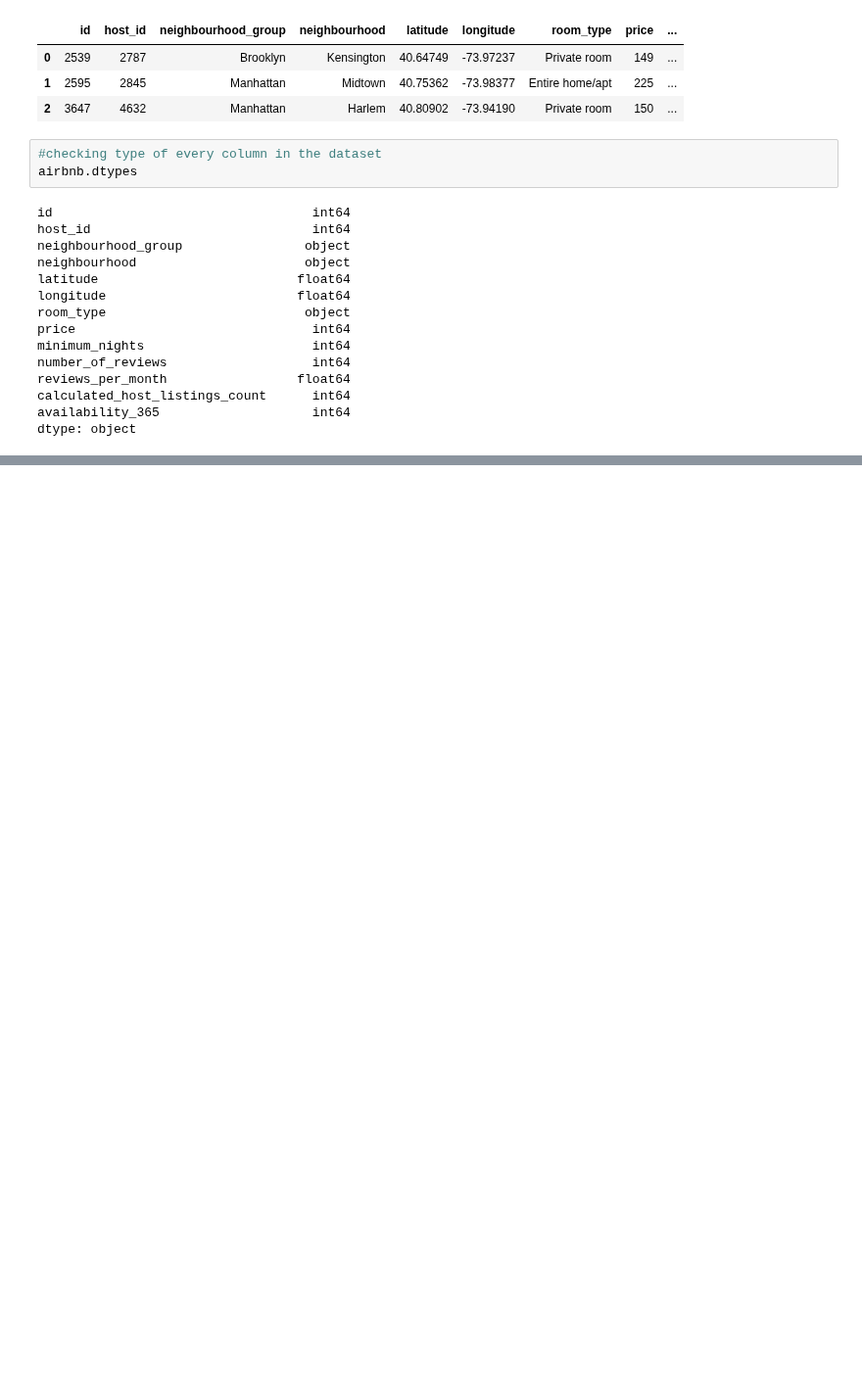
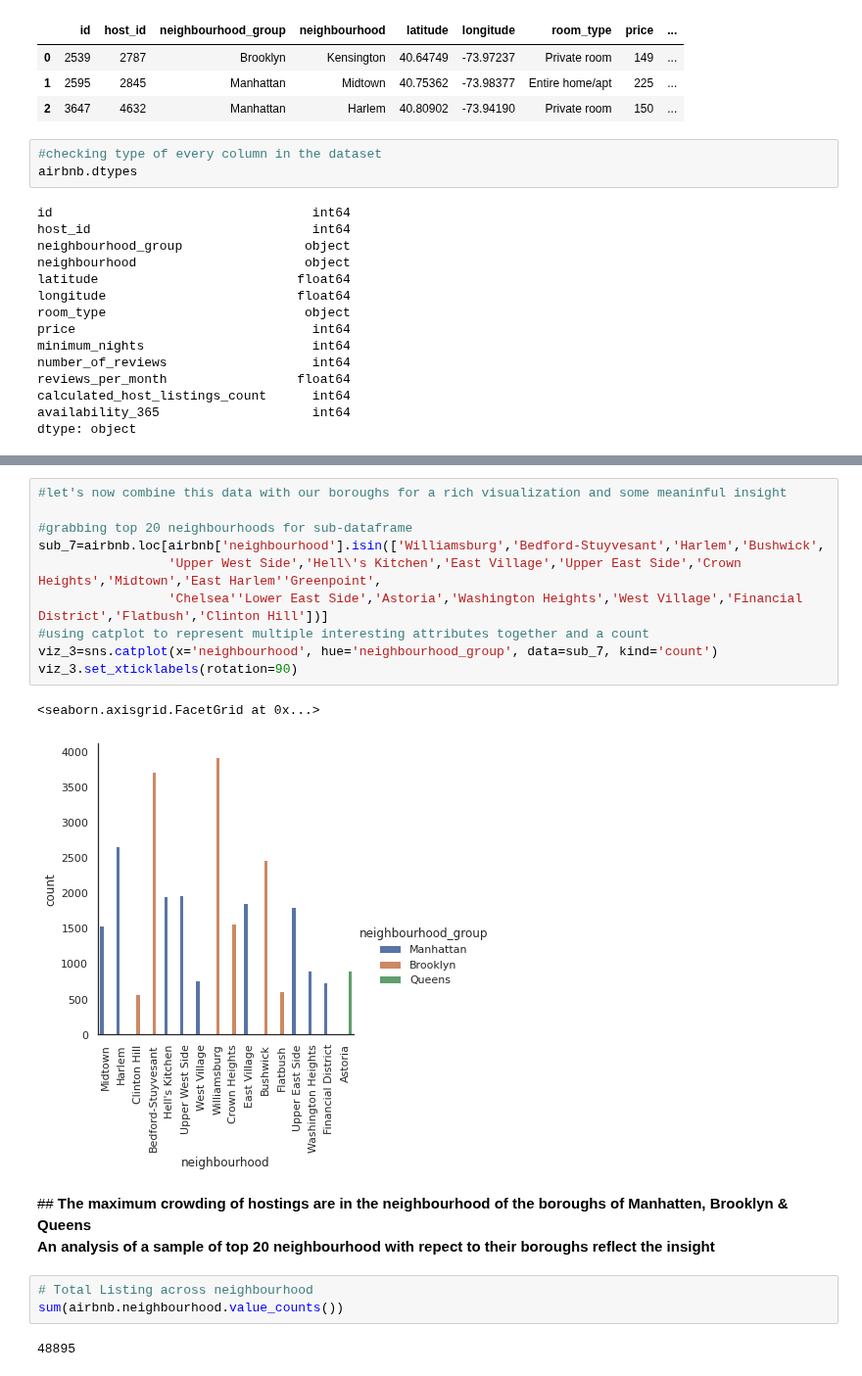
Before and after one commit to Ayaj-Ahmed/CAPSTONE-EDA, a Jupyter notebook: Airbnb_Bookings_EDA_Capstone_Project.ipynb, the cells around one changed output, grey strips where cells are left out. Shown at 98% size. Saved outputs shown, nothing was run; the diff lists cells and outputs as text; blank space fills up the shorter version.

```diff
--- a/Airbnb_Bookings_EDA_Capstone_Project.ipynb
+++ b/Airbnb_Bookings_EDA_Capstone_Project.ipynb
@@ -117,0 +246,21 @@ dtype: object
+# %%
+#let's now combine this data with our boroughs for a rich visualization and some meaninful insight
+
+#grabbing top 20 neighbourhoods for sub-dataframe
+sub_7=airbnb.loc[airbnb['neighbourhood'].isin(['Williamsburg','Bedford-Stuyvesant','Harlem','Bushwick',
+                 'Upper West Side','Hell\'s Kitchen','East Village','Upper East Side','Crown Heights','Midtown','East Harlem''Greenpoint',
+                 'Chelsea''Lower East Side','Astoria','Washington Heights','West Village','Financial District','Flatbush','Clinton Hill'])]
+#using catplot to represent multiple interesting attributes together and a count
+viz_3=sns.catplot(x='neighbourhood', hue='neighbourhood_group', data=sub_7, kind='count')
+viz_3.set_xticklabels(rotation=90)
+# %% [output]
+<seaborn.axisgrid.FacetGrid at 0x...>
+[figure, added]
+# %% [markdown]
+##<b> The maximum crowding of hostings are in the neighbourhood of the boroughs of Manhatten, Brooklyn & Queens
+An analysis of a sample of top 20 neighbourhood with repect to their boroughs reflect the insight</b>
+# %%
+# Total Listing across neighbourhood
+sum(airbnb.neighbourhood.value_counts())
+# %% [output]
+48895
```
Also changed, not shown: parts of 14 cells of this notebook.
